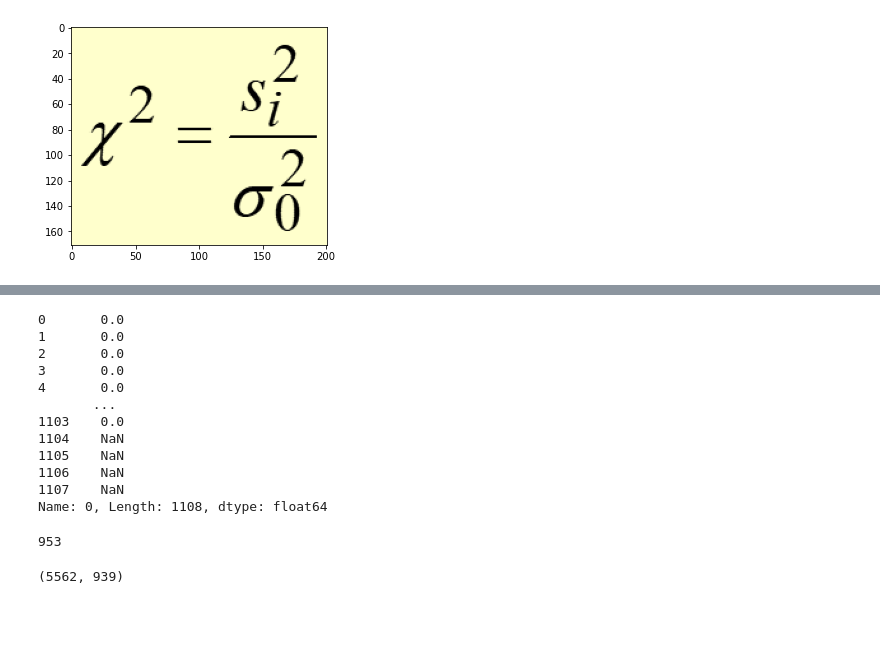
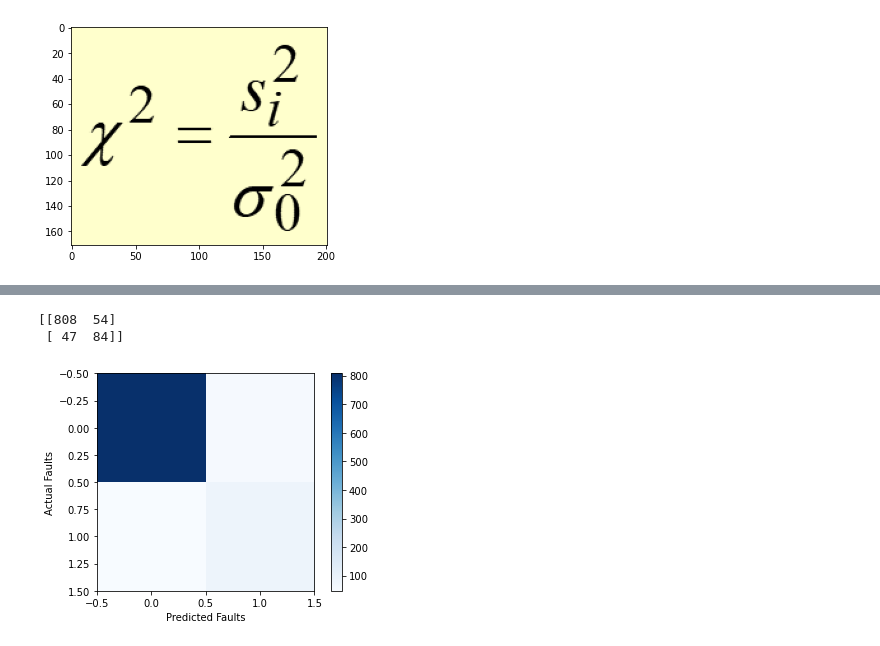
Before and after one commit to edwardquarm/Anomaly-detection-using-machine-learning, a Jupyter notebook: variance_change_detection.ipynb, the cells around one changed output, grey strips where cells are left out. Saved outputs shown, nothing was run; the diff lists cells and outputs as text; code cells hidden in the pictures; blank space fills up the shorter version.

```diff
--- a/variance_change_detection.ipynb
+++ b/variance_change_detection.ipynb
@@ -99,22 +106,25 @@ plt.show()
-# %%
-Jump_Dataframe[0]
-# %% [output]
-0       0.0
-1       0.0
-2       0.0
-3       0.0
-4       0.0
-       ...
-1103    0.0
-1104    NaN
-1105    NaN
-1106    NaN
-1107    NaN
-Name: 0, Length: 1108, dtype: float64
-# %%
-np.count_nonzero(Jump_Dataframe[0] == 0)
-# %% [output]
-953
+# %%
+#np. set_printoptions(threshold=np. inf)
+#implement testing algorithm using confusion matrix
+from sklearn.metrics import confusion_matrix
+decision_var.shape, np.array(Jump_Dataframe[0]).shape
+mcm = confusion_matrix(np.array(Jump_Dataframe[0]),decision_var)
+print(mcm)
+# %% [output]
+[[808  54]
+ [ 47  84]]
+# %%
+import numpy as np
+import matplotlib.pyplot as plt
+%matplotlib inline
+
+plt.imshow(mcm, interpolation="nearest", cmap=plt.cm.Blues)
+plt.colorbar()
+plt.xlabel("Predicted Faults")
+plt.ylabel("Actual Faults")
+plt.show()
+# %% [output]
+[figure, added]
 # %%
 A = 0
 B = 0
@@ -127,7 +137,3 @@ for signal_num in range(0,Signal_Dataframe.shape[1]):
     C = 0
     D = 0
     for threshold in np.arange(0,5.5,0.5):
-# %%
-A,B
-# %% [output]
-(5562, 939)
```
Also changed, not shown: parts of 6 cells of this notebook, 1 other file.
